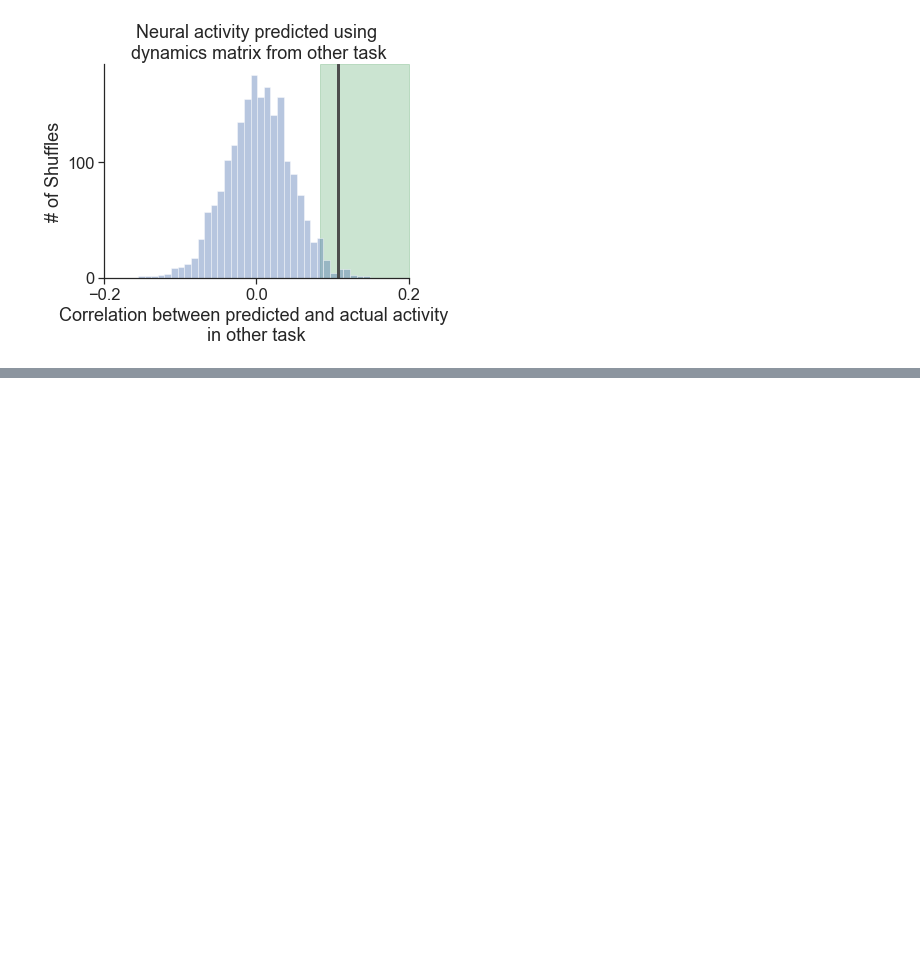
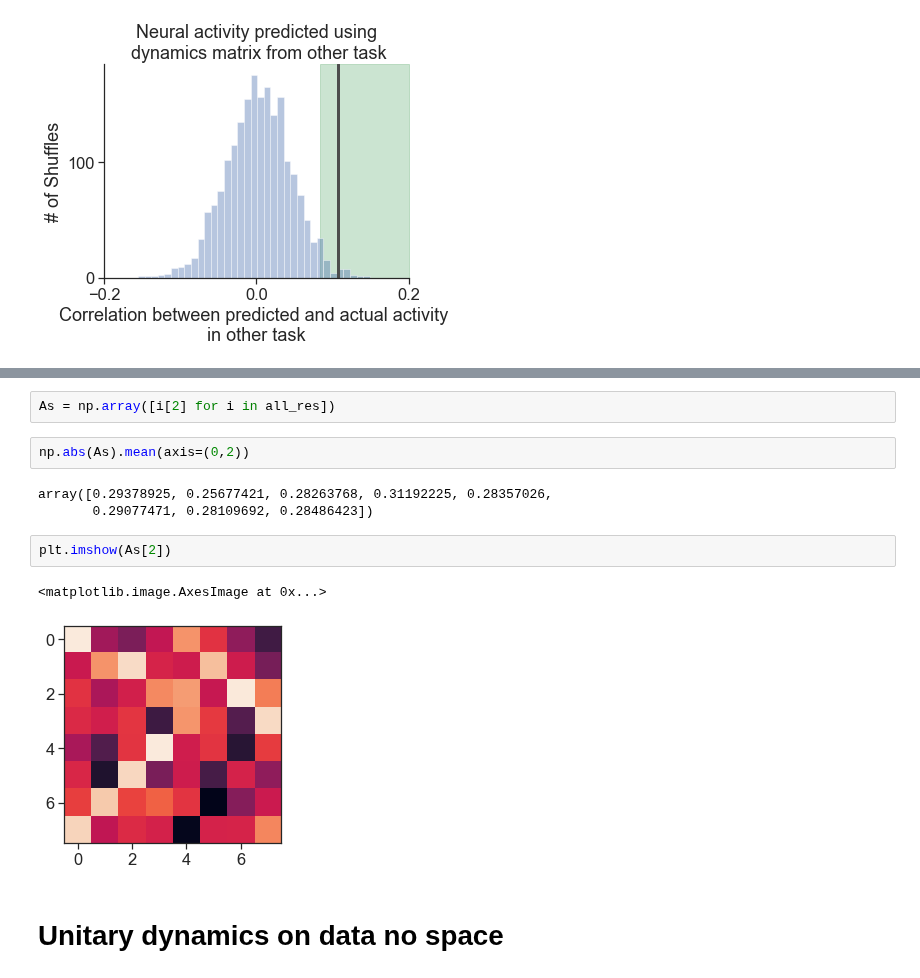
Before and after one commit to yves-weissenberger/ll_ephys, a Jupyter notebook: ephys_notebooks/unitary_dynamics_on_data.ipynb, the cells around one changed output, grey strips where cells are left out. Cells and saved outputs as stored; diff of their text form; blank space fills up the shorter version.

```diff
--- a/ephys_notebooks/unitary_dynamics_on_data.ipynb
+++ b/ephys_notebooks/unitary_dynamics_on_data.ipynb
@@ -424,0 +445,14 @@ np.std(np.random.normal(size=1000)*.1)
+# %%
+As = np.array([i[2] for i in all_res])
+# %%
+np.abs(As).mean(axis=(0,2))
+# %% [output]
+array([0.29378925, 0.25677421, 0.28263768, 0.31192225, 0.28357026,
+       0.29077471, 0.28109692, 0.28486423])
+# %%
+plt.imshow(As[2])
+# %% [output]
+<matplotlib.image.AxesImage at 0x...>
+[figure, added]
+# %% [markdown]
+# Unitary dynamics on data no space
```
Also changed, not shown: parts of 11 cells of this notebook, 1 other file.
